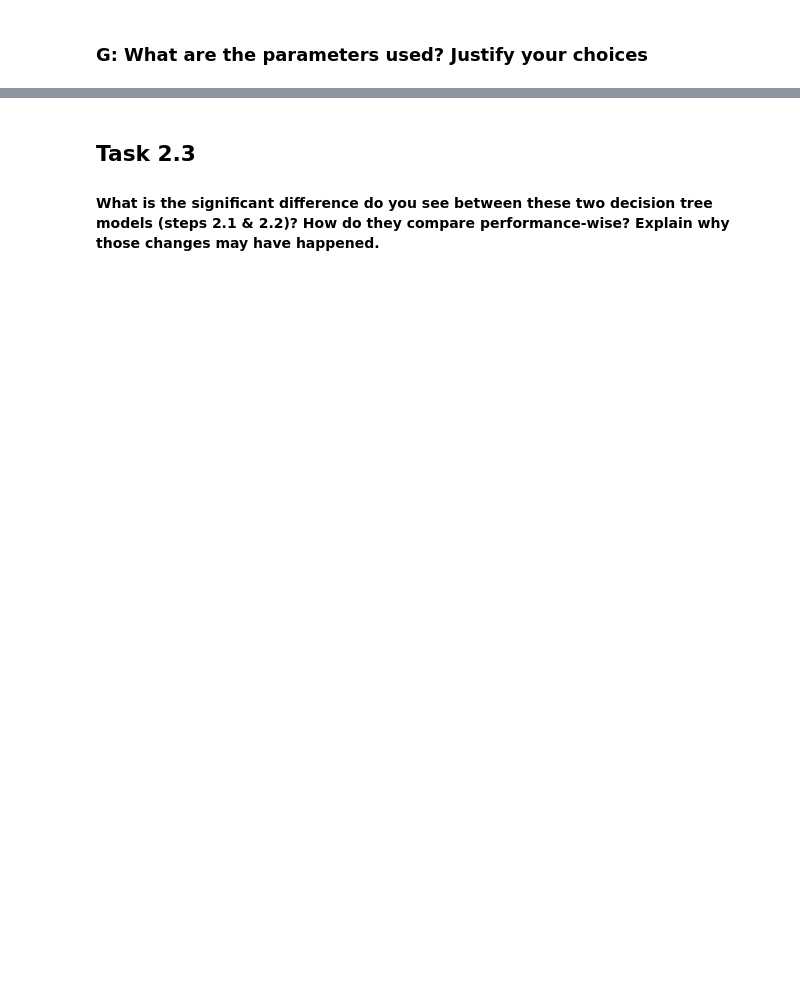
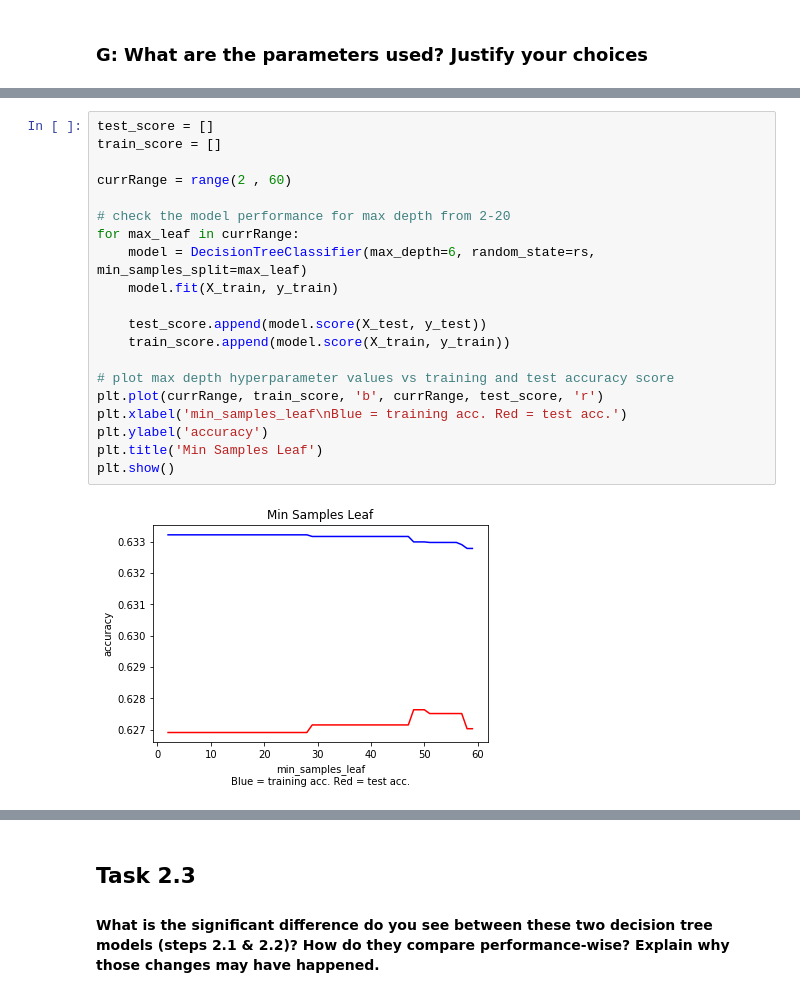
Before and after one commit to Cornelis-Personal/IFN645, a Jupyter notebook: Assignment_1/Ass1_cornel_Implementation.ipynb, the cells around one changed output, grey strips where cells are left out. Cells and saved outputs as stored; diff of their text form; blank space fills up the shorter version.

```diff
--- a/Assignment_1/Ass1_cornel_Implementation.ipynb
+++ b/Assignment_1/Ass1_cornel_Implementation.ipynb
@@ -785,0 +849,22 @@ Auto : 0.0
+# %%
+test_score = []
+train_score = []
+
+currRange = range(2 , 60)
+
+# check the model performance for max depth from 2-20
+for max_leaf in currRange:
+    model = DecisionTreeClassifier(max_depth=6, random_state=rs, min_samples_split=max_leaf)
+    model.fit(X_train, y_train)
+
+    test_score.append(model.score(X_test, y_test))
+    train_score.append(model.score(X_train, y_train))
+
+# plot max depth hyperparameter values vs training and test accuracy score
+plt.plot(currRange, train_score, 'b', currRange, test_score, 'r')
+plt.xlabel('min_samples_leaf\nBlue = training acc. Red = test acc.')
+plt.ylabel('accuracy')
+plt.title('Min Samples Leaf')
+plt.show()
+# %% [output]
+[figure, added]
```
Also changed, not shown: parts of 181 cells of this notebook.
